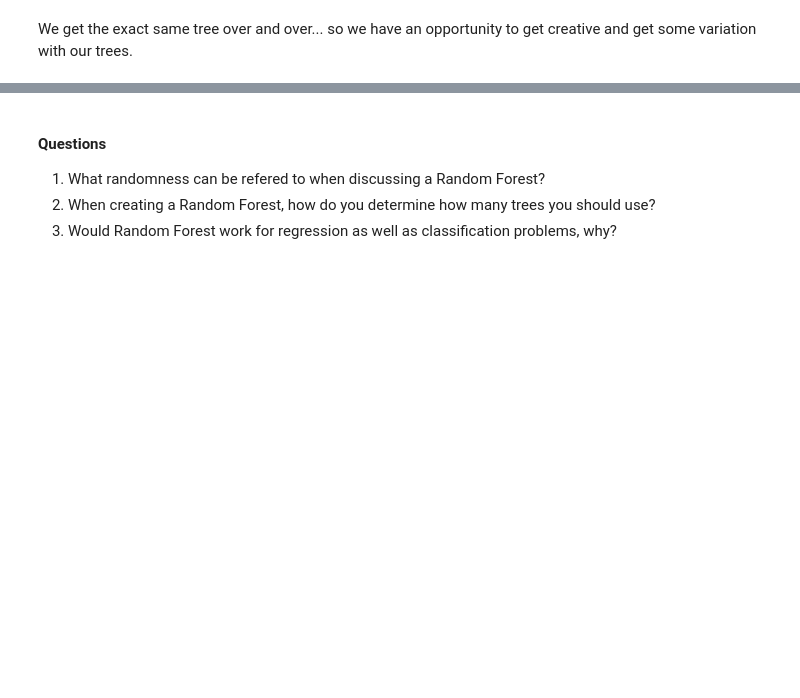
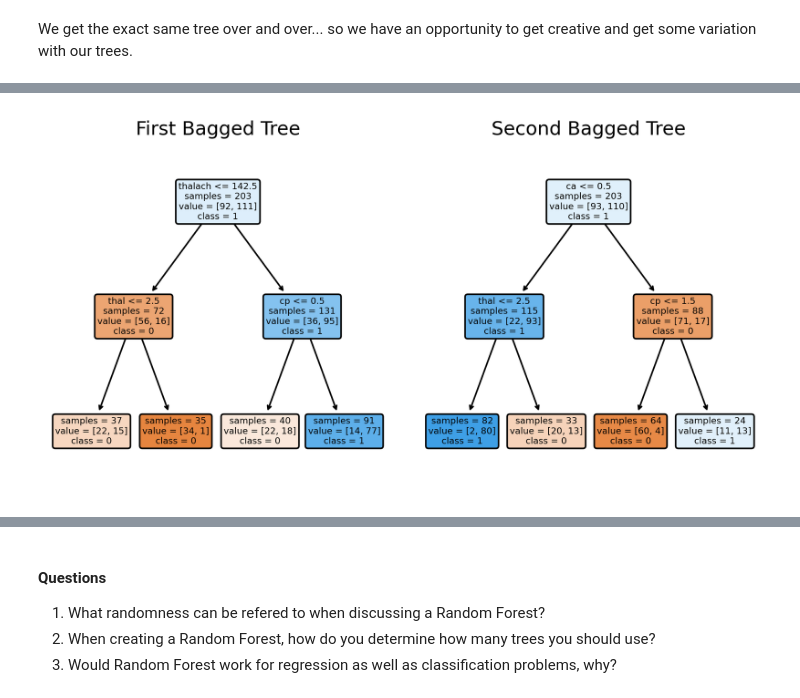
Before and after one commit to hberginc/practice-teach-Random-Forest, a Jupyter notebook: notebooks/RF_intro.ipynb, the cells around one changed output, grey strips where cells are left out. Drawn from its saved outputs; the diff is of its cells as text; code cells hidden in the pictures; blank space fills up the shorter version.

```diff
--- a/notebooks/RF_intro.ipynb
+++ b/notebooks/RF_intro.ipynb
@@ -124,0 +154,30 @@ plt.legend();
+# %%
+def bootstrapped_data(data_frame, rs = 42):
+    sample = data_frame.sample(n = len(data_frame), replace=True, random_state = rs)
+    y = sample.pop('target')
+    x = sample.values
+    return x, y
+
+X_train_bag = X_train.copy()
+X_train_bag['target'] = y_train
+
+#bootsrap data twice
+bagged_1_x, bagged_1_y = bootstrapped_data(X_train_bag, rs = 0)
+bagged_2_x, bagged_2_y = bootstrapped_data(X_train_bag, rs = 123)
+
+#create two trees
+dt1 = DecisionTreeClassifier(max_depth = 2, random_state=42)
+dt2 = DecisionTreeClassifier(max_depth = 2, random_state=42)
+#fit one trees on bagged 1 and other tree on bagged 2
+
+dt1.fit(bagged_1_x, bagged_1_y)
+dt2.fit(bagged_2_x, bagged_2_y)
+
+
+fig, axs = plt.subplots(1,2, figsize = (8,4), dpi=300)
+plt.subplots_adjust(wspace=0.1, hspace=-0.2)
+plot_two_trees(dt1, dt2)
+axs[0].set_title('First Bagged Tree')
+axs[1].set_title('Second Bagged Tree');
+# %% [output]
+[figure, added]
```
Also changed, not shown: parts of 40 cells of this notebook, 5 other files.
